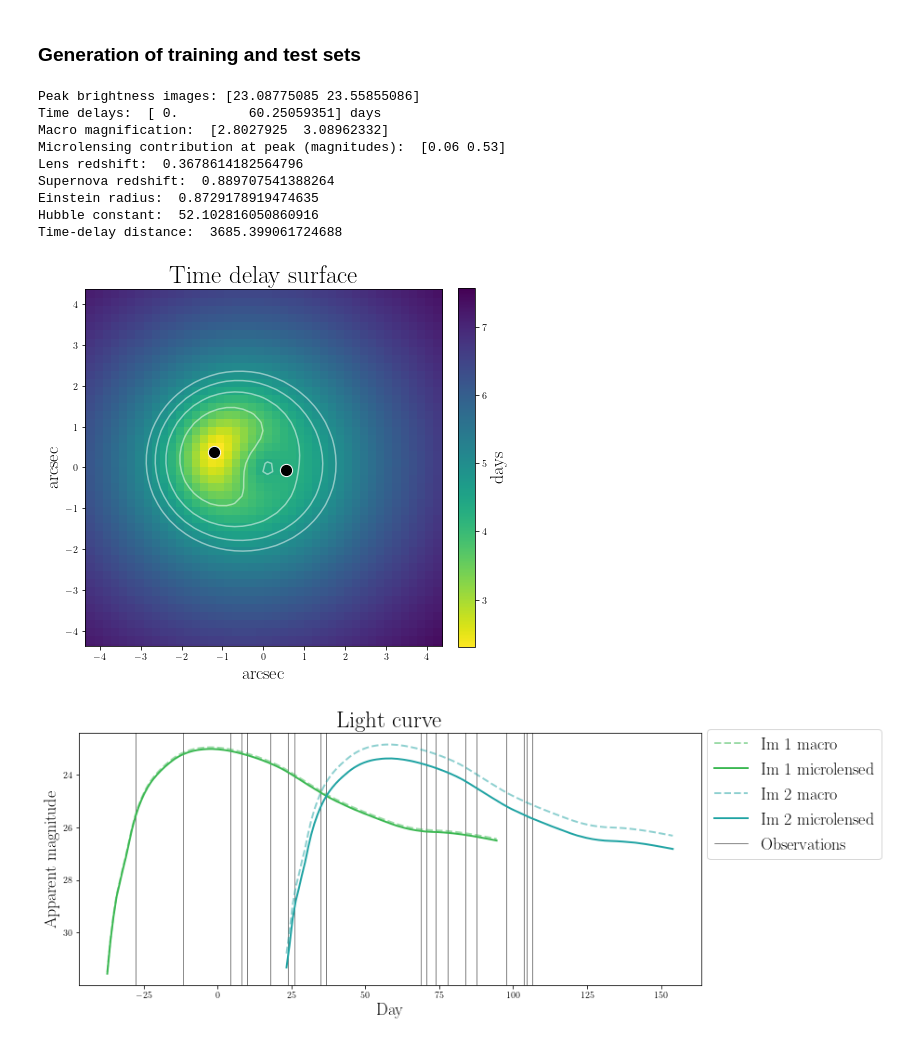
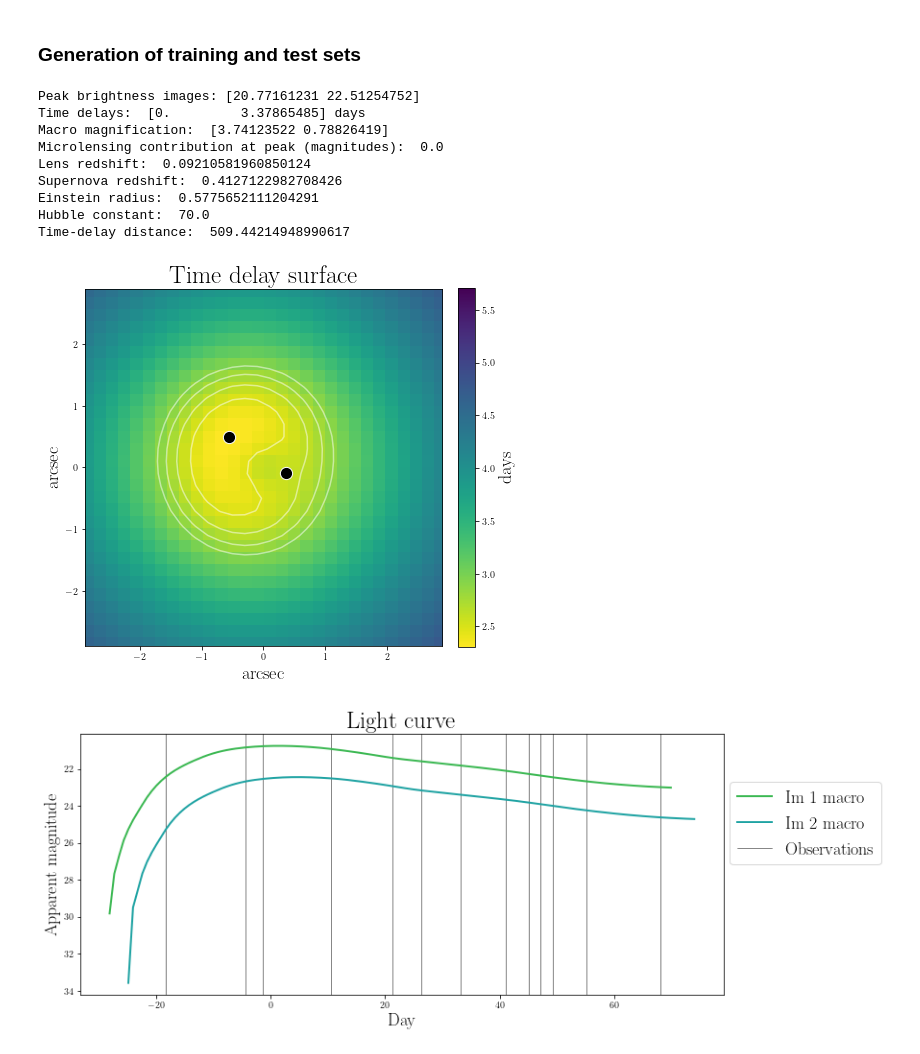
Before and after one commit to Nikki1510/lensed_supernova_simulator_tool, a Jupyter notebook: src/generate_data.ipynb, the cells around one changed output. Drawn from its saved outputs; the diff is of its cells as text; code cells hidden in the pictures.

```diff
--- a/src/generate_data.ipynb
+++ b/src/generate_data.ipynb
@@ -37,30 +37,30 @@ Median inter-night gap:  6.9835000000020955
 # %%
 num_samples = 1               # Total number of lens systems to be generated
 batch_size = 1                # Number of lens systems that is saved together in a batch
-batch = 1                     # Starting number of the batch
+batch = 7                     # Starting number of the batch
 num_images = 2                # Choose between 2 (for doubles) and 4 (for quads)
 bandpass = 'i'                # Choose between 'r', 'i' or 'z'
 obs_upper_limit = 20          # Upper limit of number of observations
 obs_lower_limit = 5           # Lower limit of number of observations
-fixed_H0 = False              # Bool, if False: vary H0. if True: fix H0 to 70 km/s/Mpc (for the evaluation set)
-add_microlensing = True       # Bool, if False: Only macro magnification. if True: Add effects of microlensing
+fixed_H0 = True               # Bool, if False: vary H0. if True: fix H0 to 70 km/s/Mpc (for the evaluation set)
+add_microlensing = False      # Bool, if False: Only macro magnification. if True: Add effects of microlensing
 Show = True                   # Bool, if True: Show figures and print information about the lens systems
 Save = False                  # Bool, if True: Save image time-series
-path = "Cadence_microlensing_trainingset_doubles_2/"                 # Path to folder in which to save the results
+path = "../processed_data/Cadence_microlensing_evaluationset_doubles2/" # Path to folder in which to save the results
 
 
 simulate_time_series_images(batch_size, batch,  num_samples, num_images, inter_night_gap, z_source_list_, z_lens_list_,
                             theta_E_list_, lsst, bandpass, add_microlensing, obs_lower_limit, obs_upper_limit,
                             fixed_H0, Show, Save, path)
 # %% [output]
-Peak brightness images: [23.08775085 23.55855086]
-Time delays:  [ 0.         60.25059351] days
-Macro magnification:  [2.8027925  3.08962332]
-Microlensing contribution at peak (magnitudes):  [0.06 0.53]
-Lens redshift:  0.3678614182564796
-Supernova redshift:  0.889707541388264
-Einstein radius:  0.8729178919474635
-Hubble constant:  52.102816050860916
-Time-delay distance:  3685.399061724688
+Peak brightness images: [20.77161231 22.51254752]
+Time delays:  [0.         3.37865485] days
+Macro magnification:  [3.74123522 0.78826419]
+Microlensing contribution at peak (magnitudes):  0.0
+Lens redshift:  0.09210581960850124
+Supernova redshift:  0.4127122982708426
+Einstein radius:  0.5775652111204291
+Hubble constant:  70.0
+Time-delay distance:  509.44214948990617
-[figure, old version]
+[figure, new version]
-[figure, old version]
+[figure, new version]
```
Also changed, not shown: parts of 1 cell of this notebook, 4 other files.
